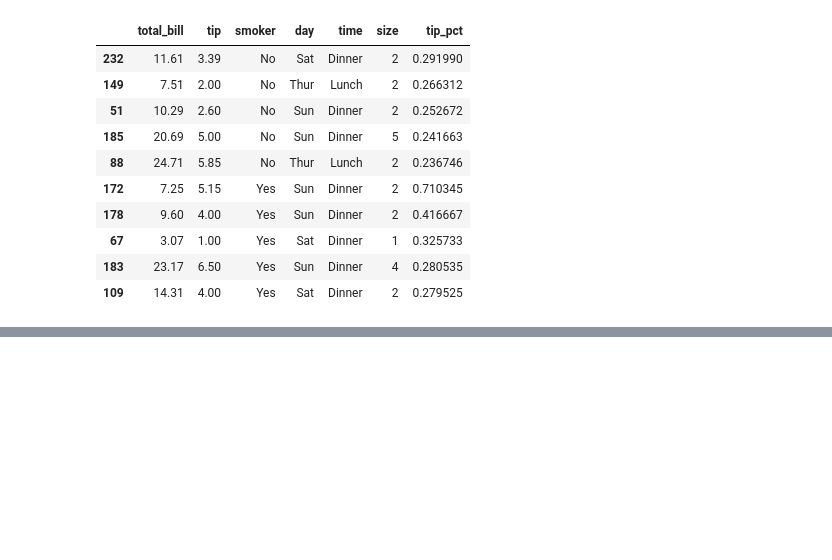
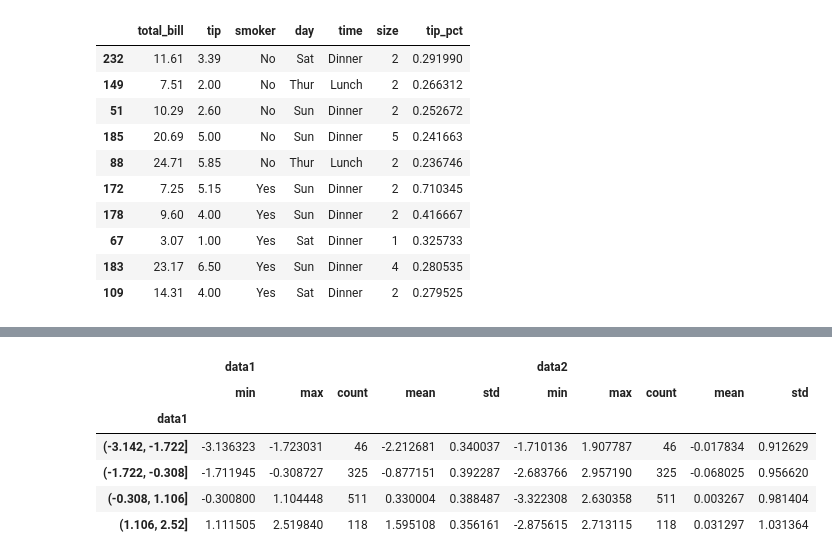
Before and after one commit to MottuqeBrid/learn-DA, a Jupyter notebook: 10 Data Aggregation and Group Operations.ipynb, the cells around one changed output, grey strips where cells are left out. Drawn from its saved outputs; the diff is of its cells as text; code cells hidden in the pictures; blank space fills up the shorter version.

```diff
--- a/10 Data Aggregation and Group Operations.ipynb
+++ b/10 Data Aggregation and Group Operations.ipynb
@@ -652,0 +655,4 @@ tips.groupby("smoker", group_keys=False).apply(top)
+# %%
+frame = pd.DataFrame({"data1": np.random.standard_normal(1000),
+                      "data2": np.random.standard_normal(1000)})
+frame.head()
@@ -652,0 +666,3 @@ tips.groupby("smoker", group_keys=False).apply(top)
+# %%
+quartiles = pd.cut(frame["data1"], 4)
+quartiles[:10]
@@ -652,0 +682,13 @@ tips.groupby("smoker", group_keys=False).apply(top)
+# %%
+def get_stats(group):
+    return pd.DataFrame(
+        {
+            "min": group.min(),
+            "max": group.max(),
+            "count": group.count(),
+            "mean": group.mean(),
+            "std": group.std(),
+        }
+    )
+grouped = frame.groupby(quartiles)
+grouped.apply(get_stats)
@@ -652,0 +706,10 @@ tips.groupby("smoker", group_keys=False).apply(top)
+# %%
+grouped.agg(['min', 'max', 'count', 'mean', 'std'])
+# %% [output]
+|  | data1 |  |  |  |  | data2 |  |  |  |  |
+|  | min | max | count | mean | std | min | max | count | mean | std |
+| data1 |  |  |  |  |  |  |  |  |  |  |
+| (-3.142, -1.722] | -3.136323 | -1.723031 | 46 | -2.212681 | 0.340037 | -1.710136 | 1.907787 | 46 | -0.017834 | 0.912629 |
+| (-1.722, -0.308] | -1.711945 | -0.308727 | 325 | -0.877151 | 0.392287 | -2.683766 | 2.957190 | 325 | -0.068025 | 0.956620 |
+| (-0.308, 1.106] | -0.300800 | 1.104448 | 511 | 0.330004 | 0.388487 | -3.322308 | 2.630358 | 511 | 0.003267 | 0.981404 |
+| (1.106, 2.52] | 1.111505 | 2.519840 | 118 | 1.595108 | 0.356161 | -2.875615 | 2.713115 | 118 | 0.031297 | 1.031364 |
```
Also changed, not shown: parts of 6 cells of this notebook.
